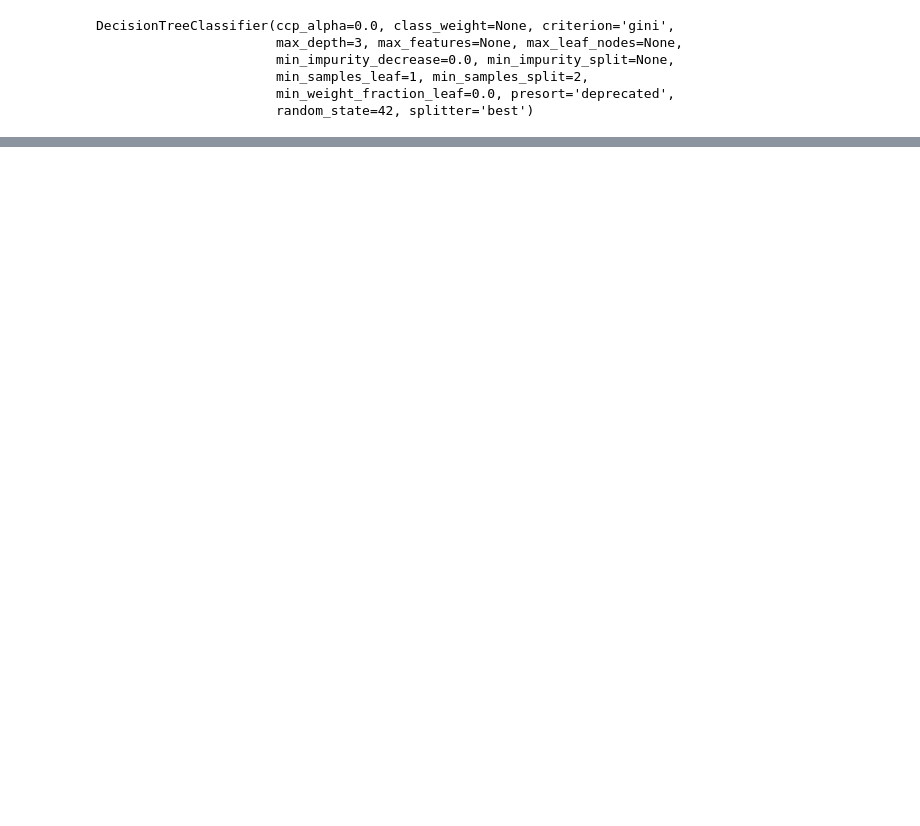
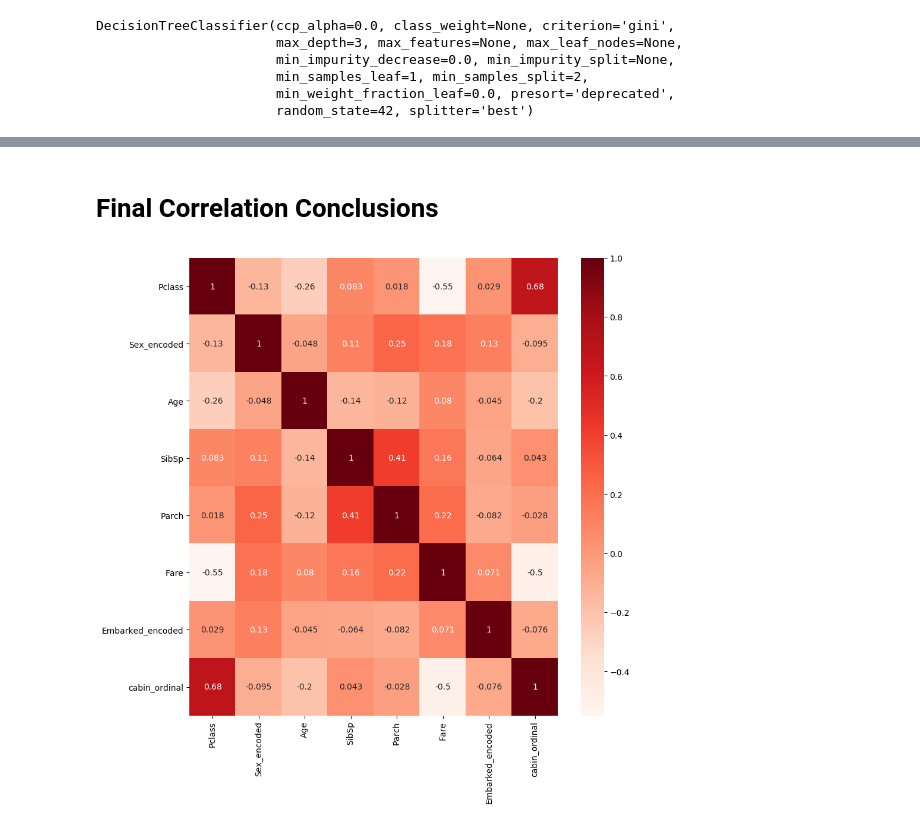
Before and after one commit to dnmorris7/titanic_Analysis, a Jupyter notebook: titanic predictions v2.ipynb, the cells around one changed output, grey strips where cells are left out. Drawn from its saved outputs; the diff is of its cells as text; code cells hidden in the pictures; blank space fills up the shorter version.

```diff
--- a/titanic predictions v2.ipynb
+++ b/titanic predictions v2.ipynb
@@ -267,0 +355,3 @@ accuracy_score(y_test, y_pred)
+# %%
+features = ['Pclass', 'Sex_encoded', 'Age', 'SibSp', 'Parch', 'Fare', 'Embarked_encoded', 'cabin_ordinal' ]
+features
@@ -267,0 +400,13 @@ accuracy_score(y_test, y_pred)
+# %% [markdown]
+# Final Correlation Conclusions
+# %%
+#find correlation between features for the "Survived column"
+import seaborn as sns
+import matplotlib.pyplot as plt
+
+corr = trainData[features].corr()
+plt.figure(figsize=(10,10))
+sns.heatmap(corr, annot=True, cmap=plt.cm.Reds)
+plt.show()
+# %% [output]
+[figure, added]
```
Also changed, not shown: parts of 27 cells of this notebook, 1 other file.
